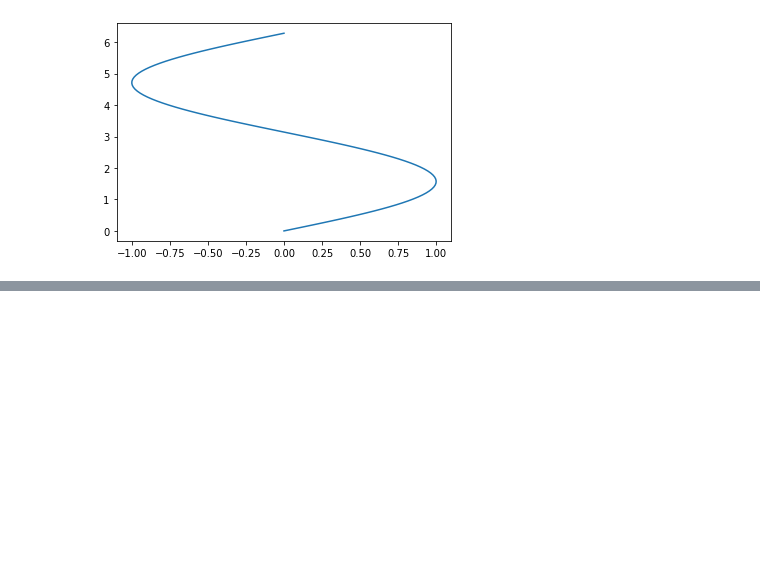
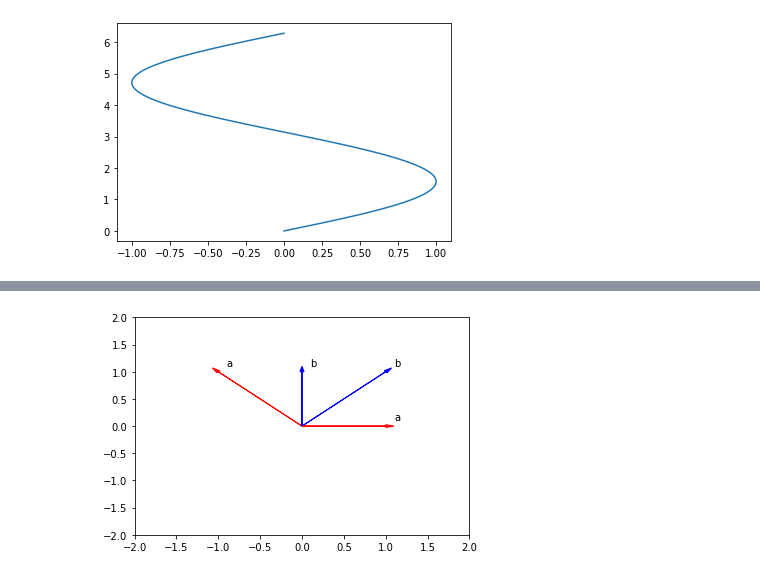
Before and after one commit to PosgradoMNA/actividades-de-aprendizaje-a01685424, a Jupyter notebook: IBM_PY0101EN_Python_for_Data_Science_Mod05.ipynb, the cells around one changed output, grey strips where cells are left out. Cells and saved outputs as stored; diff of their text form; code cells hidden in the pictures; blank space fills up the shorter version.

```diff
--- a/IBM_PY0101EN_Python_for_Data_Science_Mod05.ipynb
+++ b/IBM_PY0101EN_Python_for_Data_Science_Mod05.ipynb
@@ -138,0 +124,73 @@ print('- - - - - - - - - - ')
+# %%
+# Ejercicio lab ----------------------------------------------------------------
+
+u = np.array([1, 0])
+v = np.array([0, 1])
+print('u - v:',u - v)
+print('- - - - - - - - - - ')
+z = np.array([2, 4])*-2
+print('z:',z)
+print('- - - - - - - - - - ')
+mul=np.array([1, 2, 3, 4, 5])*np.array([1, 0, 1, 0, 1])
+print('Multiplicación de 2 arrays:',mul)
+print('- - - - - - - - - - ')
+# Import the libraries
+
+import time
+import sys
+import numpy as np
+
+import matplotlib.pyplot as plt
+%matplotlib inline
+
+def Plotvec2(a,b):
+    ax = plt.axes()# to generate the full window axes
+    ax.arrow(0, 0, *a, head_width=0.05, color ='r', head_length=0.1)#Add an arrow to the  a Axes with arrow head width 0.05, color red and arrow head length 0.1
+    plt.text(*(a + 0.1), 'a')
+    ax.arrow(0, 0, *b, head_width=0.05, color ='b', head_length=0.1)#Add an arrow to the  b Axes with arrow head width 0.05, color blue and arrow head length 0.1
+    plt.text(*(b + 0.1), 'b')
+    plt.ylim(-2, 2)#set the ylim to bottom(-2), top(2)
+    plt.xlim(-2, 2)#set the xlim to left(-2), right(2)
+
+ap=np.array([-1, 1])
+bp=np.array([1, 1])
+Plotvec2(ap,bp)
+print('Gráfico de vectores:',ap,bp)
+print("Producto punto", np.dot(ap,bp))
+print('\n')
+ap2=np.array([1, 0])
+bp2=np.array([0, 1])
+Plotvec2(ap2,bp2)
+print('Gráfico de vectores:',ap2,bp2)
+print("Producto punto", np.dot(ap2,bp2))
+print('- - - - - - - - - - ')
+
+# Operaciones con arrays
+arr1=np.array([1, 2, 3])
+arr2=np.array([8, 9, 10])
+arrA=np.add(arr1, arr2)
+print('Suma:',arrA)
+arrS=np.subtract(arr1, arr2)
+print('Resta:',arrS)
+arrM=np.multiply(arr1, arr2)
+print('Multiplicación:',arrM)
+arrD=np.divide(arr1, arr2)
+print('División:',arrD)
+arrDt=np.dot(arr1, arr2)
+print('Producto punto:',arrDt)
+print(':',)
+print('- - - - - - - - - - ')
+
+# Extrayendo valores de los arreglos
+arr1=np.array([1, 2, 3, 4, 5])
+arr2=np.array([6, 7, 8, 9, 10])
+x = arr1[1:8:2]
+print('Pares:',x)
+y = arr2[0:8:2]
+print('Pares:',y)
+x = arr1[0:8:2]
+print('Nones:',x)
+y = arr2[1:8:2]
+print('Nones:',y)
+print('- - - - - - - - - - ')
+# %% [output]
@@ -138,0 +214 @@ print('- - - - - - - - - - ')
+[figure, added]
```
Also changed, not shown: parts of 5 cells of this notebook.
